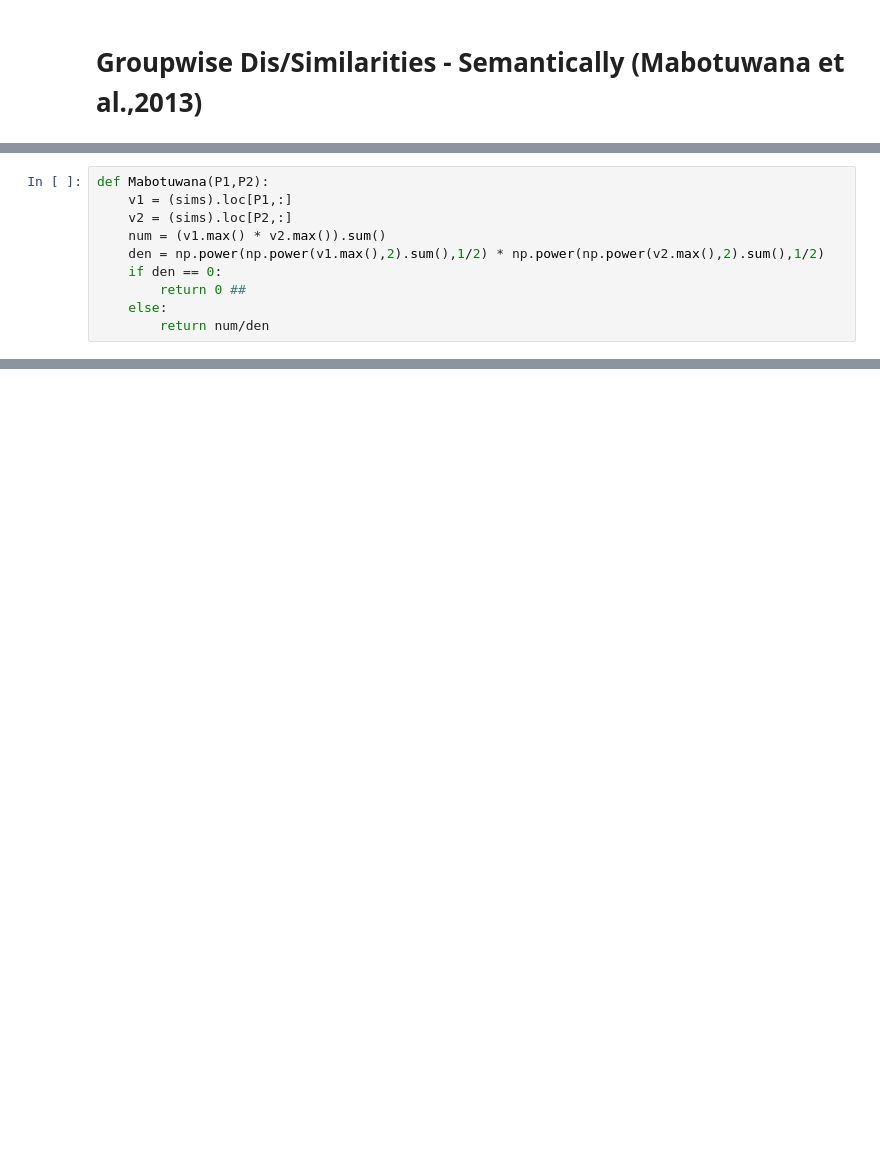
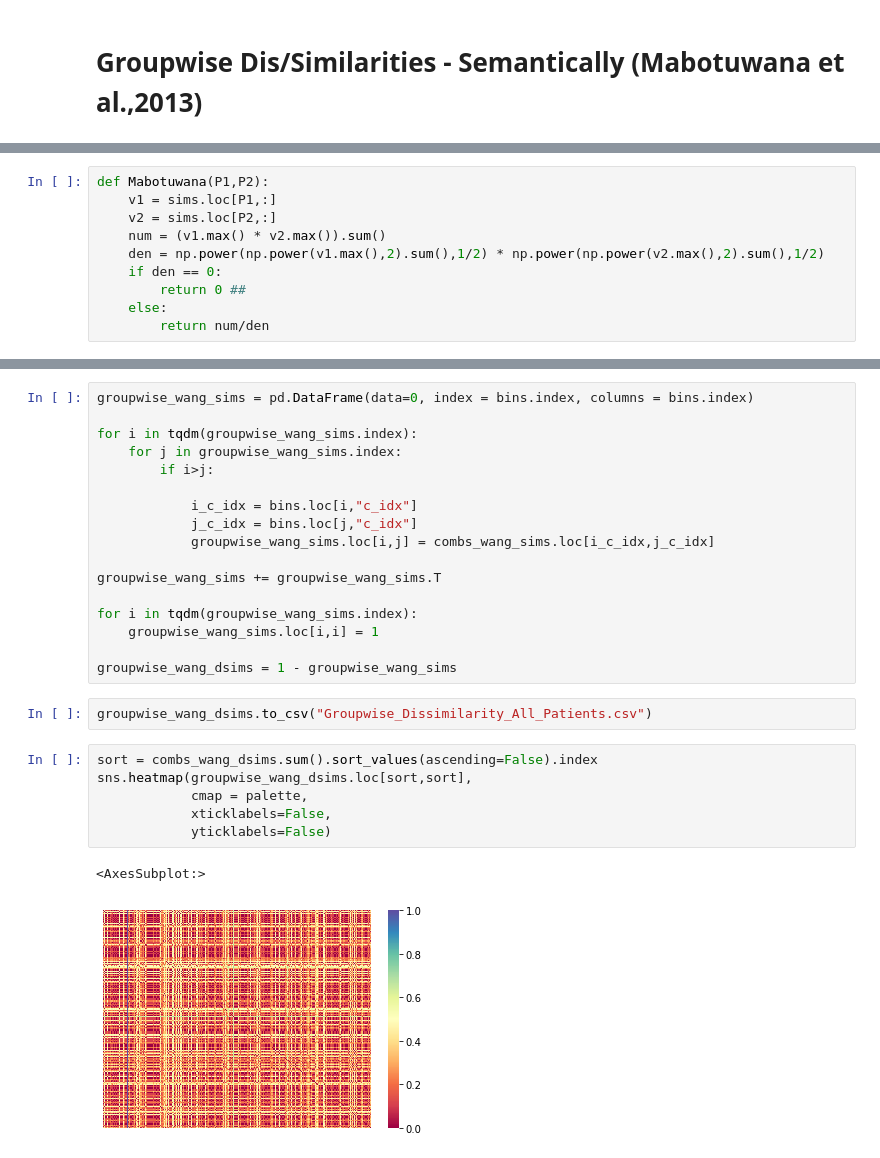
Before and after one commit to lucasmadda/On-Semantically-Aware-Data-Science-An-Application-of-the-Disease-Ontology-DO-to-Clustering-COVID, a Jupyter notebook: Groupwise similarities.ipynb, the cells around one changed output, grey strips where cells are left out. Drawn from its saved outputs; the diff is of its cells as text; blank space fills up the shorter version.

```diff
--- a/Groupwise similarities.ipynb
+++ b/Groupwise similarities.ipynb
@@ -45,7 +91,7 @@ bina_a_dict = {i:list(bina_a.T.iloc[:,i][bina_a.T.iloc[:,i] == 1].index) for i i
 # %%
 def Mabotuwana(P1,P2):
-    v1 = (sims).loc[P1,:]
-    v2 = (sims).loc[P2,:]
+    v1 = sims.loc[P1,:]
+    v2 = sims.loc[P2,:]
     num = (v1.max() * v2.max()).sum()
     den = np.power(np.power(v1.max(),2).sum(),1/2) * np.power(np.power(v2.max(),2).sum(),1/2)
     if den == 0:
@@ -66,0 +125,28 @@ for i in tqdm(groupwise_wang_sims.index):
+# %%
+groupwise_wang_sims = pd.DataFrame(data=0, index = bins.index, columns = bins.index)
+
+for i in tqdm(groupwise_wang_sims.index):
+    for j in groupwise_wang_sims.index:
+        if i>j:
+
+            i_c_idx = bins.loc[i,"c_idx"]
+            j_c_idx = bins.loc[j,"c_idx"]
+            groupwise_wang_sims.loc[i,j] = combs_wang_sims.loc[i_c_idx,j_c_idx]
+
+groupwise_wang_sims += groupwise_wang_sims.T
+
+for i in tqdm(groupwise_wang_sims.index):
+    groupwise_wang_sims.loc[i,i] = 1
+
+groupwise_wang_dsims = 1 - groupwise_wang_sims
+# %%
+groupwise_wang_dsims.to_csv("Groupwise_Dissimilarity_All_Patients.csv")
+# %%
+sort = combs_wang_dsims.sum().sort_values(ascending=False).index
+sns.heatmap(groupwise_wang_dsims.loc[sort,sort],
+            cmap = palette,
+            xticklabels=False,
+            yticklabels=False)
+# %% [output]
+<AxesSubplot:>
+[figure, added]
```
Also changed, not shown: parts of 26 cells of this notebook, 42 other files.
